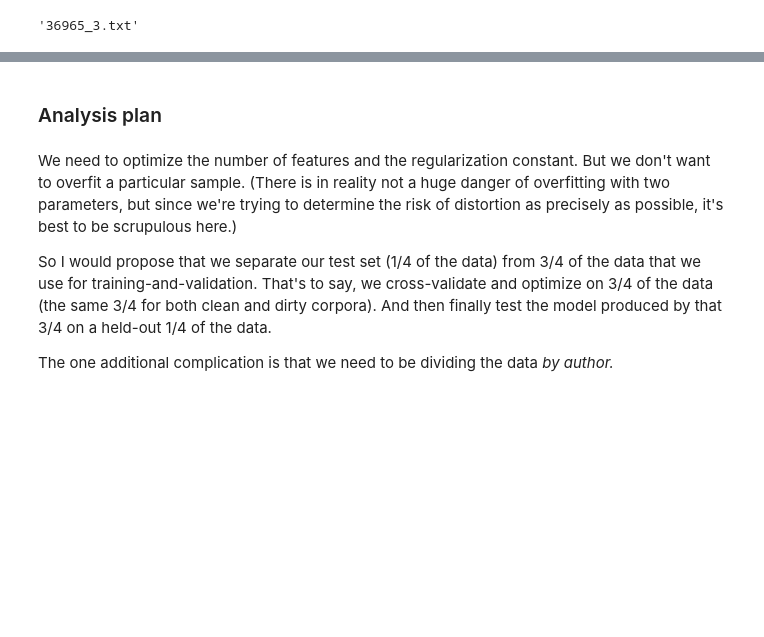
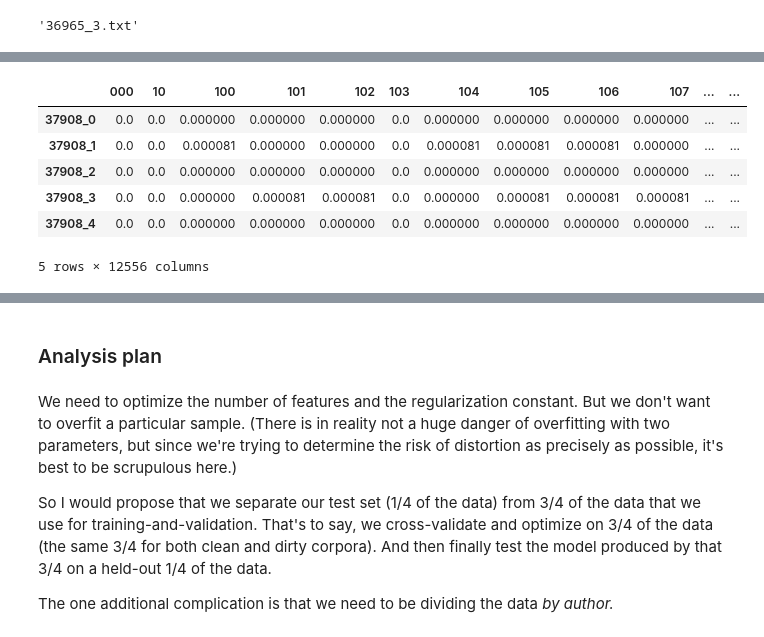
Before and after one commit to tedunderwood/nehuncertainty, a Jupyter notebook: analysis/first_analysis_template.ipynb, the cells around one changed output, grey strips where cells are left out. Drawn from its saved outputs; the diff is of its cells as text; code cells hidden in the pictures; blank space fills up the shorter version.

```diff
--- a/analysis/first_analysis_template.ipynb
+++ b/analysis/first_analysis_template.ipynb
@@ -67,0 +297,18 @@ Eventually we will read this in directly. For  right now, a kludge:
+# %%
+clean_rowsums = clean_wordcounts.sum(axis = 'columns')
+clean_freqs = clean_wordcounts.divide(clean_rowsums, axis = 'rows')
+scaler = StandardScaler()
+clean_freqs = scaler.fit_transform(X)
+# %%
+dirty_rowsums = dirty_wordcounts.sum(axis = 'columns')
+dirty_freqs = dirty_wordcounts.divide(clean_rowsums, axis = 'rows')
+# %%
+dirty_freqs.head()
+# %% [output]
+|  | 000 | 10 | 100 | 101 | 102 | 103 | 104 | 105 | 106 | 107 | ... | ... |
+| 37908_0 | 0.0 | 0.0 | 0.000000 | 0.000000 | 0.000000 | 0.0 | 0.000000 | 0.000000 | 0.000000 | 0.000000 | ... | ... |
+| 37908_1 | 0.0 | 0.0 | 0.000081 | 0.000000 | 0.000000 | 0.0 | 0.000081 | 0.000081 | 0.000081 | 0.000000 | ... | ... |
+| 37908_2 | 0.0 | 0.0 | 0.000000 | 0.000000 | 0.000000 | 0.0 | 0.000000 | 0.000000 | 0.000000 | 0.000000 | ... | ... |
+| 37908_3 | 0.0 | 0.0 | 0.000000 | 0.000081 | 0.000081 | 0.0 | 0.000000 | 0.000081 | 0.000081 | 0.000081 | ... | ... |
+| 37908_4 | 0.0 | 0.0 | 0.000000 | 0.000000 | 0.000000 | 0.0 | 0.000000 | 0.000000 | 0.000000 | 0.000000 | ... | ... |
+5 rows × 12556 columns
```
Also changed, not shown: parts of 40 cells of this notebook, 1 other file.
